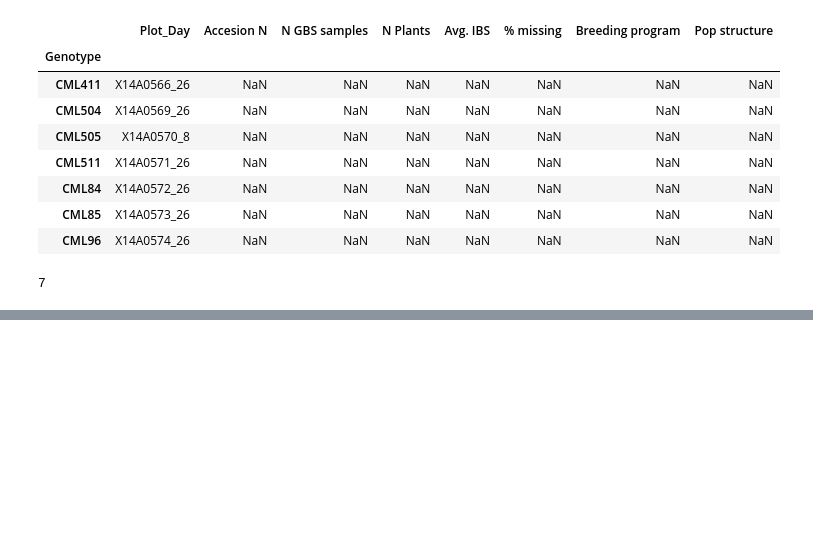
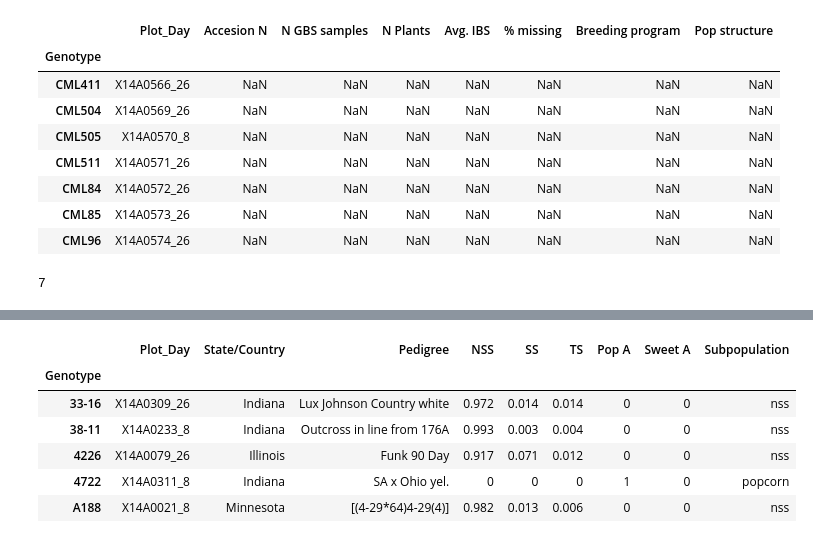
Before and after one commit to SantosRAC/maize_microbiome_transcriptomics, a Jupyter notebook: genotype_information/group_information_goodman.ipynb, the cells around one changed output, grey strips where cells are left out. Cells and saved outputs as stored; diff of their text form; code cells hidden in the pictures; blank space fills up the shorter version.

```diff
--- a/genotype_information/group_information_goodman.ipynb
+++ b/genotype_information/group_information_goodman.ipynb
@@ -117,0 +150,11 @@ merged_df.to_csv('/home/santosrac/Repositories/maize_microbiome_transcriptomics/
+# %%
+merged_df = genotype_info_wallace2018_df.merge(genotype_info_flintgarcia_df, left_index=True, right_index=True, how='left')
+merged_df.head()
+# %% [output]
+|  | Plot_Day | State/Country | Pedigree | NSS | SS | TS | Pop A | Sweet A | Subpopulation |
+| Genotype |  |  |  |  |  |  |  |  |  |
+| 33-16 | X14A0309_26 | Indiana | Lux Johnson Country white | 0.972 | 0.014 | 0.014 | 0 | 0 | nss |
+| 38-11 | X14A0233_8 | Indiana | Outcross in line from 176A | 0.993 | 0.003 | 0.004 | 0 | 0 | nss |
+| 4226 | X14A0079_26 | Illinois | Funk 90 Day | 0.917 | 0.071 | 0.012 | 0 | 0 | nss |
+| 4722 | X14A0311_8 | Indiana | SA x Ohio yel. | 0 | 0 | 0 | 1 | 0 | popcorn |
+| A188 | X14A0021_8 | Minnesota | [(4-29*64)4-29(4)] | 0.982 | 0.013 | 0.006 | 0 | 0 | nss |
```
Also changed, not shown: parts of 11 cells of this notebook, 2 other files.
